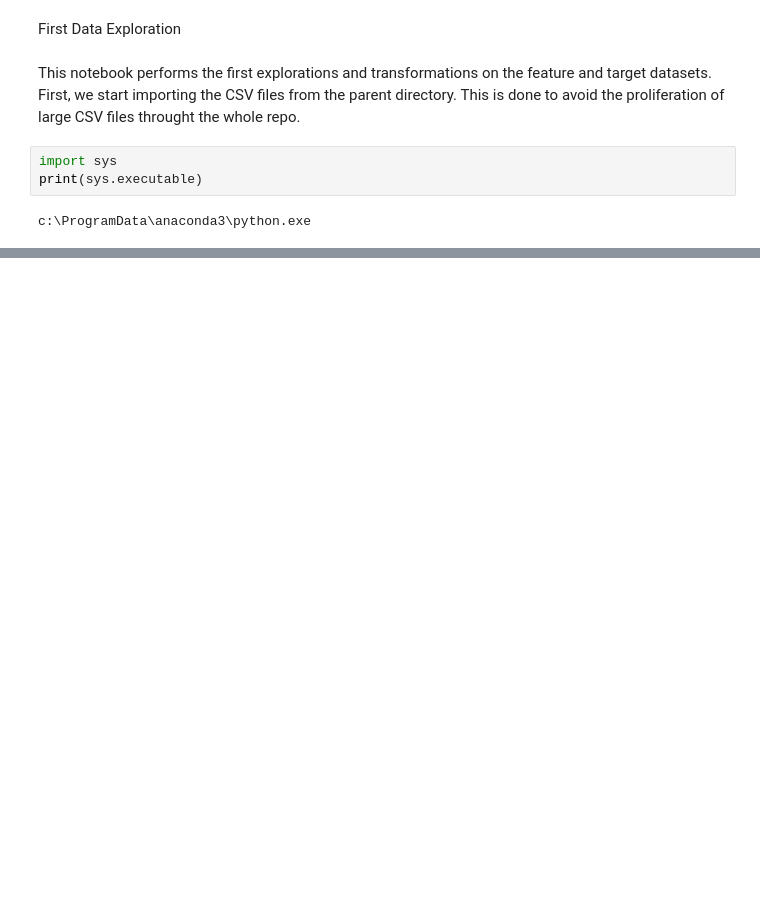
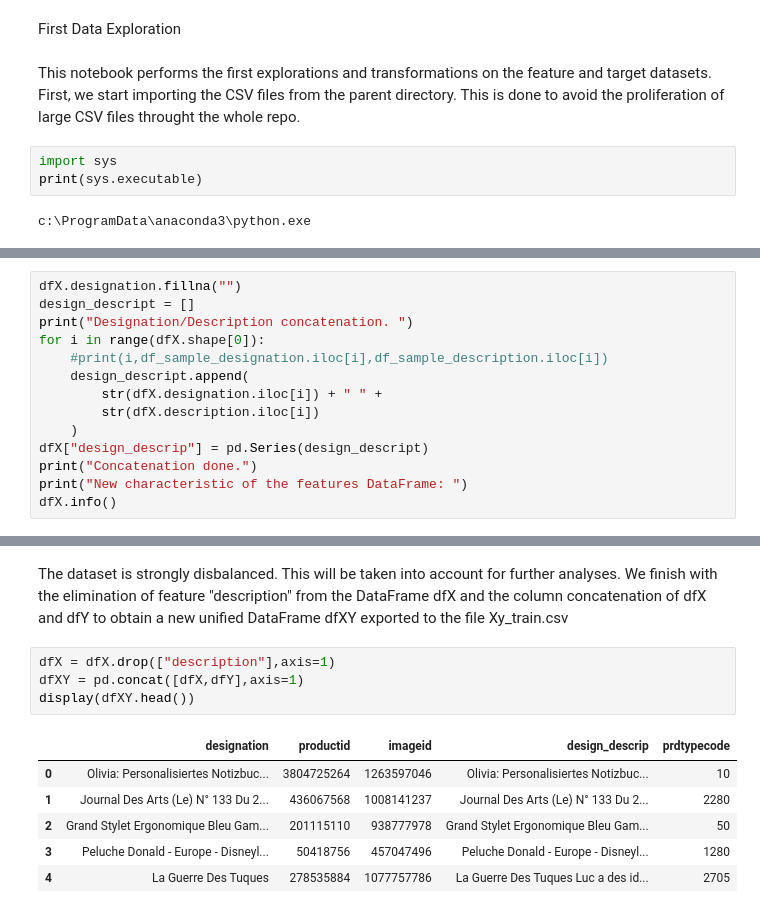
Before and after one commit to sfmantillas/Rakuten, a Jupyter notebook: Sebastian/01_Data_Exploration.ipynb, the cells around one changed output, grey strips where cells are left out. Drawn from its saved outputs; the diff is of its cells as text; blank space fills up the shorter version.

```diff
--- a/Sebastian/01_Data_Exploration.ipynb
+++ b/Sebastian/01_Data_Exploration.ipynb
@@ -30,0 +72,14 @@ NameError: name '__file__' is not defined
+# %%
+dfX.designation.fillna("")
+design_descript = []
+print("Designation/Description concatenation. ")
+for i in range(dfX.shape[0]):
+    #print(i,df_sample_designation.iloc[i],df_sample_description.iloc[i])
+    design_descript.append(
+        str(dfX.designation.iloc[i]) + " " +
+        str(dfX.description.iloc[i])
+    )
+dfX["design_descrip"] = pd.Series(design_descript)
+print("Concatenation done.")
+print("New characteristic of the features DataFrame: ")
+dfX.info()
@@ -30,0 +170,13 @@ NameError: name '__file__' is not defined
+# %% [markdown]
+The dataset is strongly disbalanced. This will be taken into account for further analyses. We finish with the elimination of feature "description" from the DataFrame dfX and the column concatenation of dfX and dfY to obtain a new unified DataFrame dfXY exported to the file Xy_train.csv
+# %%
+dfX = dfX.drop(["description"],axis=1)
+dfXY = pd.concat([dfX,dfY],axis=1)
+display(dfXY.head())
+# %% [output]
+|  | designation | productid | imageid | design_descrip | prdtypecode |
+| 0 | Olivia: Personalisiertes Notizbuc... | 3804725264 | 1263597046 | Olivia: Personalisiertes Notizbuc... | 10 |
+| 1 | Journal Des Arts (Le) N° 133 Du 2... | 436067568 | 1008141237 | Journal Des Arts (Le) N° 133 Du 2... | 2280 |
+| 2 | Grand Stylet Ergonomique Bleu Gam... | 201115110 | 938777978 | Grand Stylet Ergonomique Bleu Gam... | 50 |
+| 3 | Peluche Donald - Europe - Disneyl... | 50418756 | 457047496 | Peluche Donald - Europe - Disneyl... | 1280 |
+| 4 | La Guerre Des Tuques | 278535884 | 1077757786 | La Guerre Des Tuques Luc a des id... | 2705 |
```
Also changed, not shown: parts of 9 cells of this notebook.
